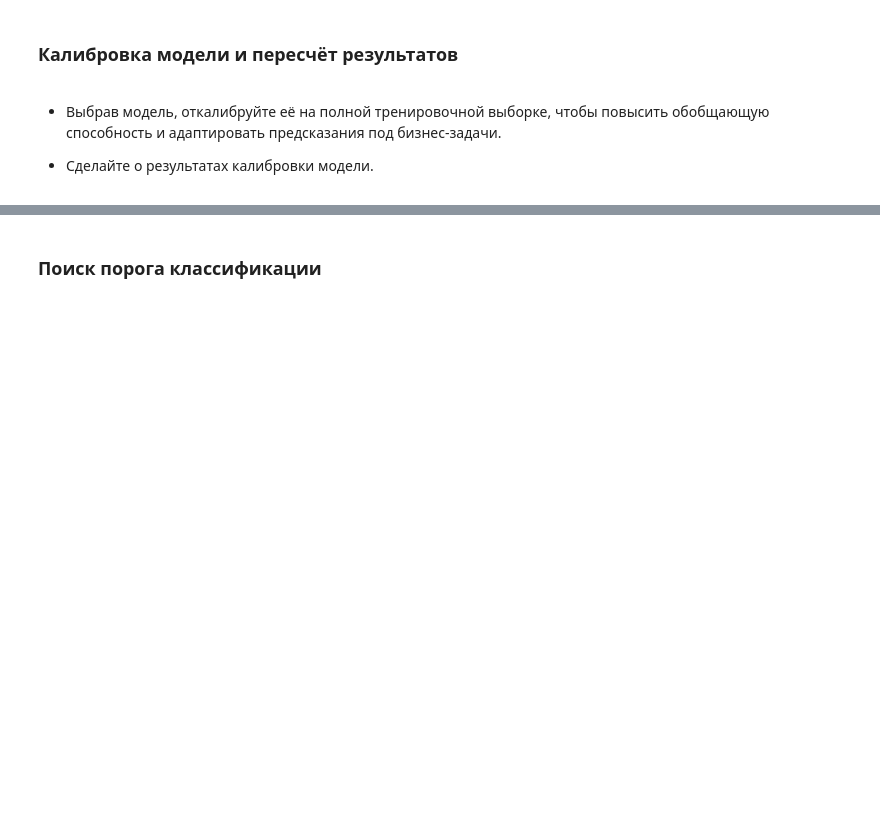
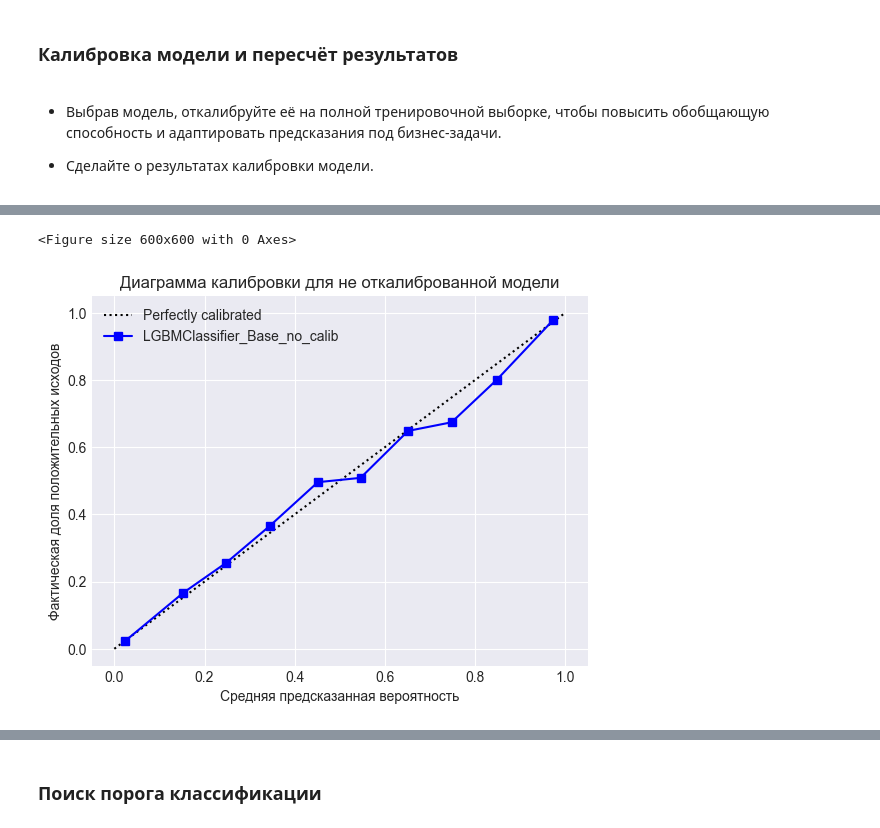
Before and after one commit to MEYakunin/Sprint17_Booking_Cancellation_Predict, a Jupyter notebook: Sprint17_Booking_Cancellation_Predict.ipynb, the cells around one changed output, grey strips where cells are left out. Cells and saved outputs as stored; diff of their text form; code cells hidden in the pictures; blank space fills up the shorter version.

```diff
--- a/Sprint17_Booking_Cancellation_Predict.ipynb
+++ b/Sprint17_Booking_Cancellation_Predict.ipynb
@@ -1238,3 +1191,14 @@ display(metrics_result_df)
 - Выбрав модель, откалибруйте её на полной тренировочной выборке, чтобы повысить обобщающую способность и адаптировать предсказания под бизнес-задачи.
 
 - Сделайте о результатах калибровки модели.
+# %%
+# Фиксируем модель-победитель
+best_model_name = metrics_result_df['Экономические потери'].idxmin()
+best_model = all_model_dict[best_model_name]
+
+print(f'Лучшая модель: {best_model_name}')
+print(f'Потери: {metrics_result_df.loc[best_model_name, "Экономические потери"]:,} руб.')
+
+# Обучаем неоткалиброванную модель на полной тренировочной выборке.
+# Калибровочную выборку X_cal не используем - она нужна чистой для поиска порога.
+best_model.fit(X_train, y_train)
@@ -1240,0 +1234,20 @@ display(metrics_result_df)
+# %%
+# Получаем вероятности
+y_pred_no_calib = best_model.predict_proba(X_cal)[:, 1]
+
+# Рассчитываем калибровочную кривую
+prob_true, prob_pred = calibration_curve(y_cal, y_pred_no_calib, n_bins=10)
+
+# Строим диаграмму
+plt.figure(figsize=(6,6))
+CalibrationDisplay(prob_true, prob_pred, y_cal).plot(label=f'{best_model_name}_no_calib', color='blue')
+
+plt.xlabel("Средняя предсказанная вероятность")
+plt.ylabel("Фактическая доля положительных исходов")
+plt.title("Диаграмма калибровки для не откалиброванной модели")
+plt.legend()
+plt.grid(True)
+plt.show()
+# %% [output]
+<Figure size 600x600 with 0 Axes>
+[figure, added]
```
Also changed, not shown: parts of 16 cells of this notebook, 5 other files.
